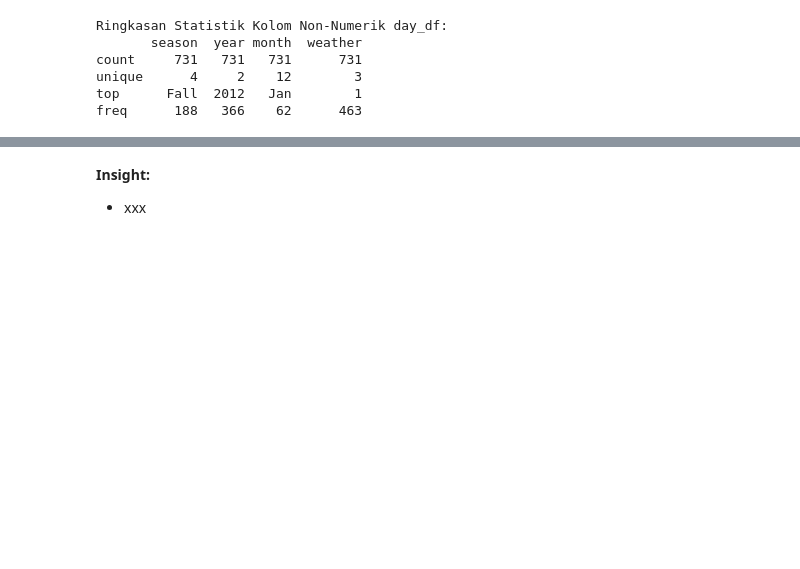
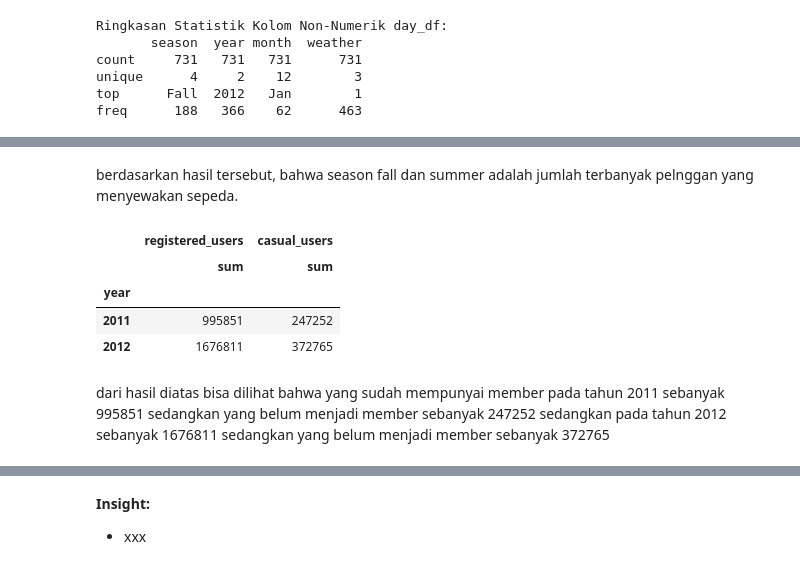
Before and after one commit to Mutasar/sewa-sepeda, a Jupyter notebook: Proyek_Analisis_Data.ipynb, the cells around one changed output, grey strips where cells are left out. Saved outputs shown, nothing was run; the diff lists cells and outputs as text; code cells hidden in the pictures; blank space fills up the shorter version.

```diff
--- a/Proyek_Analisis_Data.ipynb
+++ b/Proyek_Analisis_Data.ipynb
@@ -562,0 +583,16 @@ freq      188   366    62      463
+# %% [markdown]
+berdasarkan hasil tersebut, bahwa season fall dan summer adalah jumlah terbanyak pelnggan yang menyewakan sepeda.
+# %%
+# melihat jumlah penyewaan tiap tahun berdasarkan pelanggan terdaftar dan sementara
+day_df.groupby(by="year").agg({
+    "registered_users": ["sum"],
+    "casual_users": ["sum"]
+})
+# %% [output]
+|  | registered_users | casual_users |
+|  | sum | sum |
+| year |  |  |
+| 2011 | 995851 | 247252 |
+| 2012 | 1676811 | 372765 |
+# %% [markdown]
+dari hasil diatas bisa dilihat bahwa yang sudah mempunyai member pada tahun 2011 sebanyak 995851 sedangkan yang belum menjadi member sebanyak 247252 sedangkan pada tahun 2012 sebanyak 1676811 sedangkan yang belum menjadi member sebanyak 372765
```
Also changed, not shown: parts of 8 cells of this notebook.
